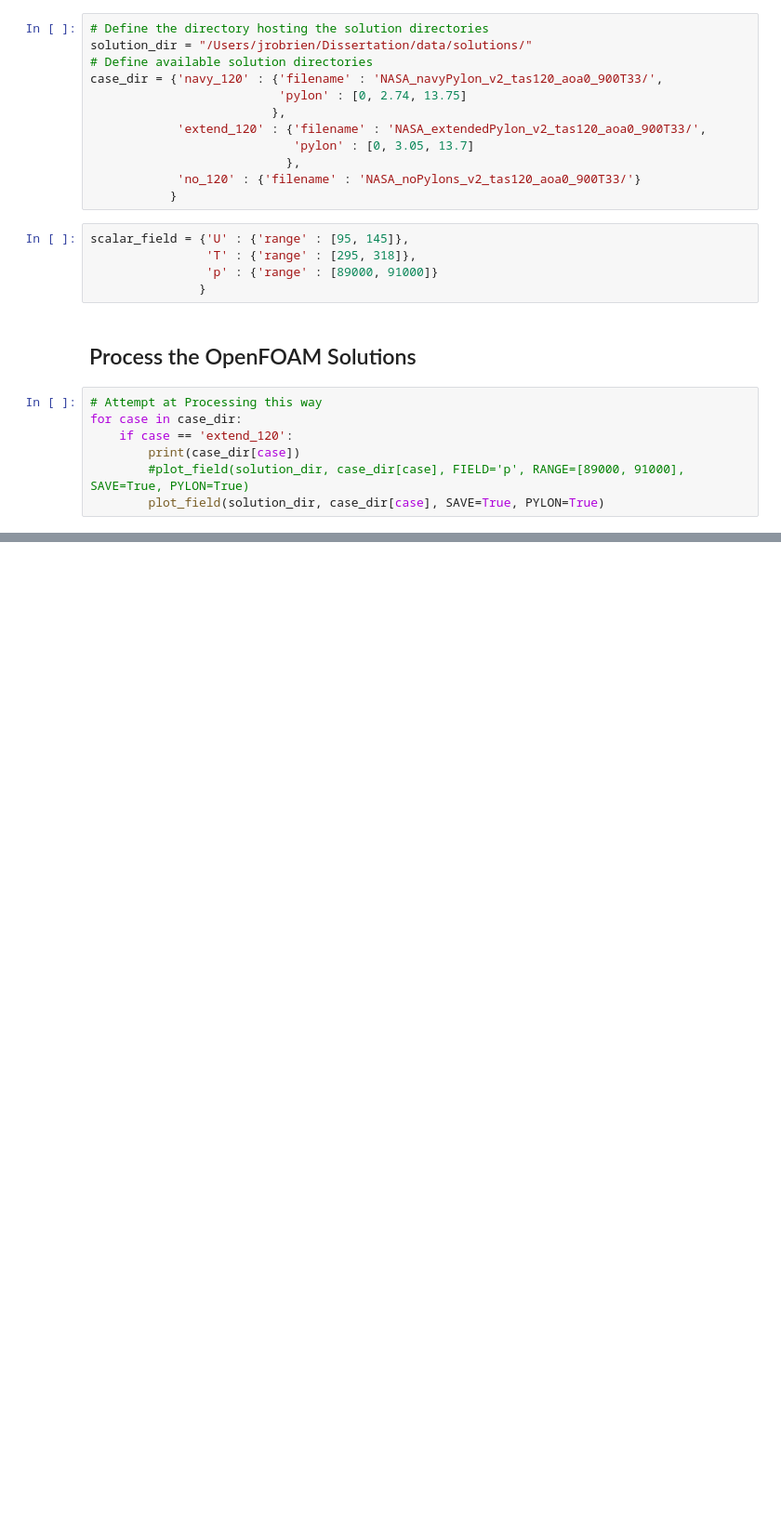
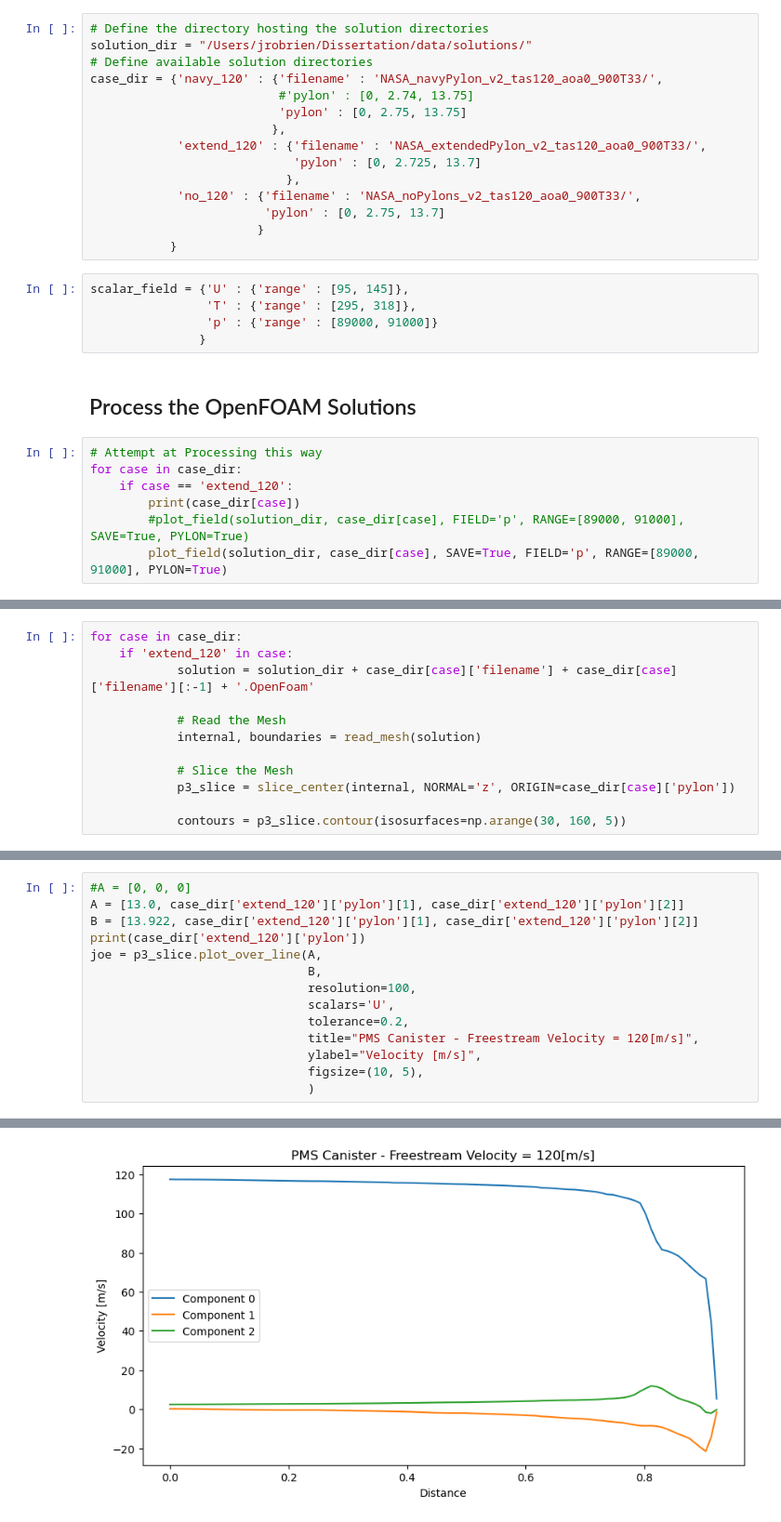
Before and after one commit to jrobrien91/dissertation, a Jupyter notebook: notebooks/CFD/pyvista-create-figures.ipynb, the cells around one changed output, grey strips where cells are left out. Shown: that part at 93% size. Saved outputs shown, nothing was run; the diff lists cells and outputs as text; blank space fills up the shorter version.

Commit message:
ENH: Updated for sample-over-line functionality

```diff
--- a/notebooks/CFD/pyvista-create-figures.ipynb
+++ b/notebooks/CFD/pyvista-create-figures.ipynb
@@ -160,12 +232,15 @@ def plot_field(ndir,
 solution_dir = "/Users/jrobrien/Dissertation/data/solutions/"
 # Define available solution directories
 case_dir = {'navy_120' : {'filename' : 'NASA_navyPylon_v2_tas120_aoa0_900T33/',
-                          'pylon' : [0, 2.74, 13.75]
+                          #'pylon' : [0, 2.74, 13.75]
+                          'pylon' : [0, 2.75, 13.75]
                          },
             'extend_120' : {'filename' : 'NASA_extendedPylon_v2_tas120_aoa0_900T33/',
-                            'pylon' : [0, 3.05, 13.7]
+                            'pylon' : [0, 2.725, 13.7]
                            },
-            'no_120' : {'filename' : 'NASA_noPylons_v2_tas120_aoa0_900T33/'}
+            'no_120' : {'filename' : 'NASA_noPylons_v2_tas120_aoa0_900T33/',
+                        'pylon' : [0, 2.75, 13.7]
+                       }
            }
 # %%
 scalar_field = {'U' : {'range' : [95, 145]},
@@ -180,5 +255,5 @@ for case in case_dir:
     if case == 'extend_120':
         print(case_dir[case])
         #plot_field(solution_dir, case_dir[case], FIELD='p', RANGE=[89000, 91000], SAVE=True, PYLON=True)
-        plot_field(solution_dir, case_dir[case], SAVE=True, PYLON=True)
+        plot_field(solution_dir, case_dir[case], SAVE=True, FIELD='p', RANGE=[89000, 91000], PYLON=True)
 # %% [output]
@@ -186,0 +262,12 @@ Widget(value="<iframe src='http://localhost:53791/index.html?ui=P_0x31d2e5520_15
+# %%
+for case in case_dir:
+    if 'extend_120' in case:
+            solution = solution_dir + case_dir[case]['filename'] + case_dir[case]['filename'][:-1] + '.OpenFoam'
+
+            # Read the Mesh
+            internal, boundaries = read_mesh(solution)
+
+            # Slice the Mesh
+            p3_slice = slice_center(internal, NORMAL='z', ORIGIN=case_dir[case]['pylon'])
+
+            contours = p3_slice.contour(isosurfaces=np.arange(30, 160, 5))
@@ -186,0 +279,15 @@ Widget(value="<iframe src='http://localhost:53791/index.html?ui=P_0x31d2e5520_15
+# %%
+#A = [0, 0, 0]
+A = [13.0, case_dir['extend_120']['pylon'][1], case_dir['extend_120']['pylon'][2]]
+B = [13.922, case_dir['extend_120']['pylon'][1], case_dir['extend_120']['pylon'][2]]
+print(case_dir['extend_120']['pylon'])
+joe = p3_slice.plot_over_line(A,
+                              B,
+                              resolution=100,
+                              scalars='U',
+                              tolerance=0.2,
+                              title="PMS Canister - Freestream Velocity = 120[m/s]",
+                              ylabel="Velocity [m/s]",
+                              figsize=(10, 5),
+                              )
+# %% [output]
@@ -186,0 +295 @@ Widget(value="<iframe src='http://localhost:53791/index.html?ui=P_0x31d2e5520_15
+[figure, added]
```
Also changed, not shown: parts of 17 cells of this notebook.
